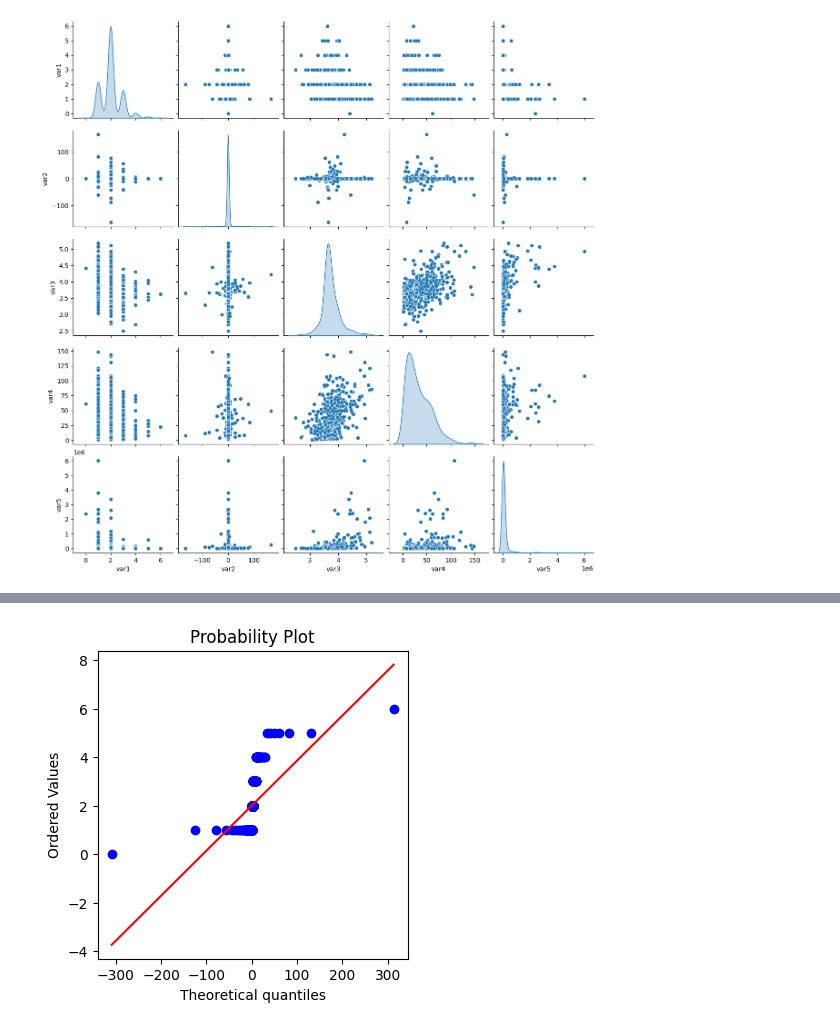
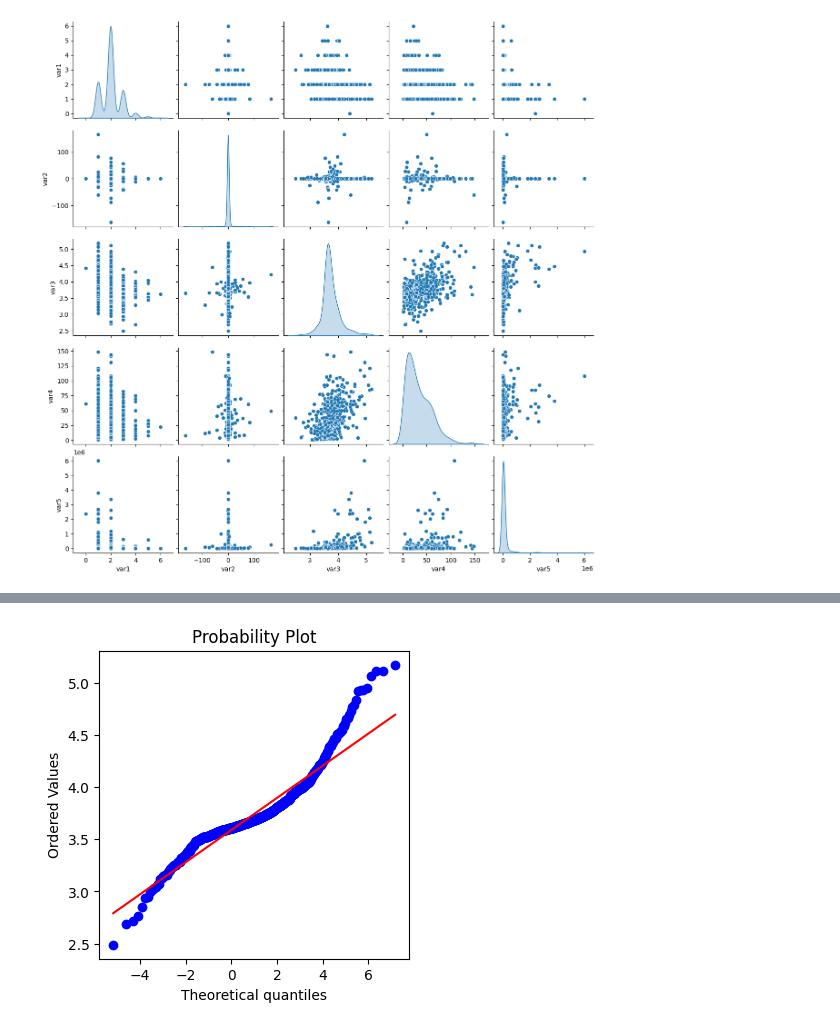
Before and after one commit to DanyHidalgo/Tarea-1---EML, a Jupyter notebook: Tarea1.1.ipynb, the cells around one changed output, grey strips where cells are left out. Cells and saved outputs as stored; diff of their text form; code cells hidden in the pictures.

```diff
--- a/Tarea1.1.ipynb
+++ b/Tarea1.1.ipynb
@@ -101,6 +135,6 @@ AttributeError: Module 'scipy' has no attribute 'norm'
 # %%
 plt.figure(figsize=(4,4))
-st.probplot(df['var1'], sparams=(1., 2.) , dist='norm', plot=plt)
+st.probplot(df['var3'], sparams=(1., 2.) , dist='norm', plot=plt)
 plt.show()
 # %% [output]
-[figure, old version]
+[figure, new version]
```
Also changed, not shown: parts of 16 cells of this notebook.
